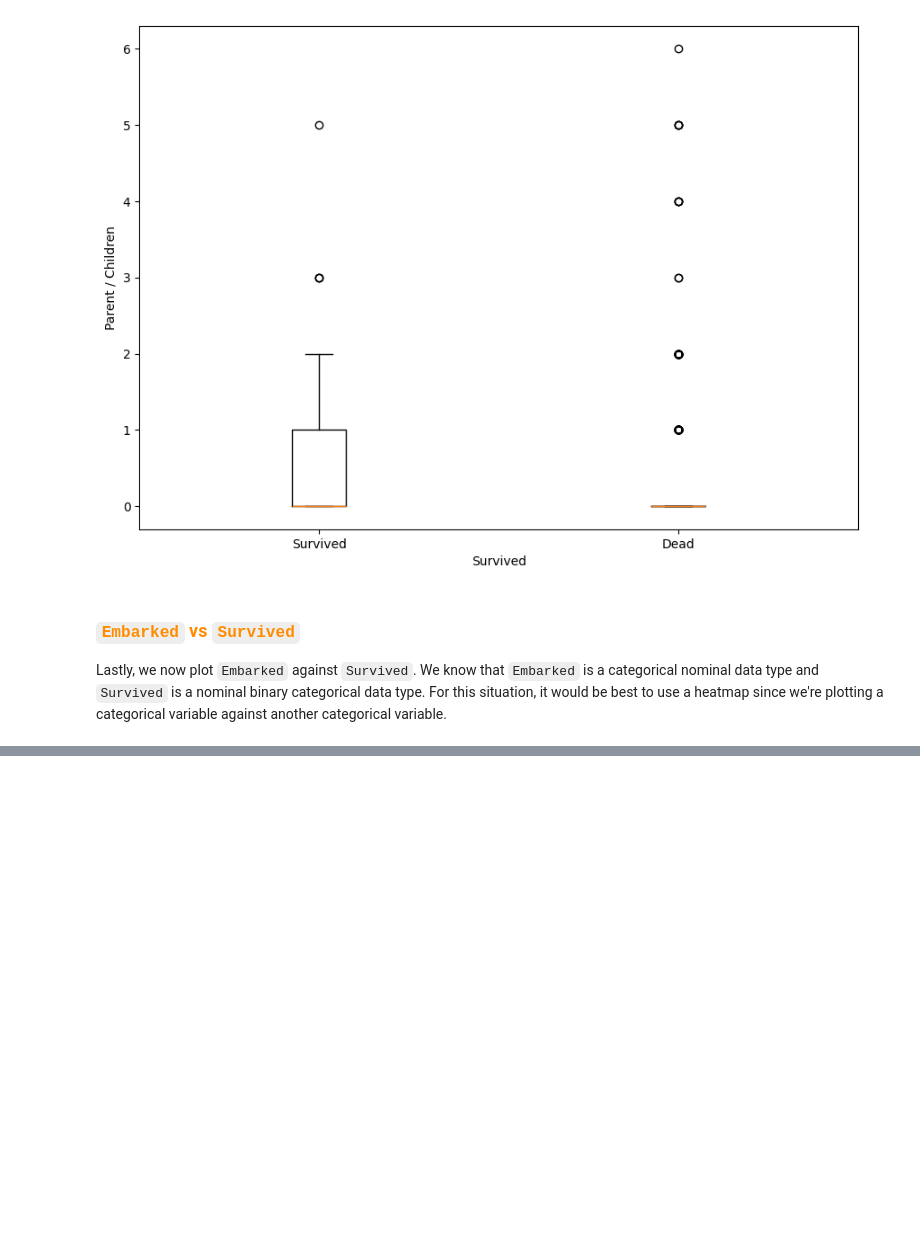
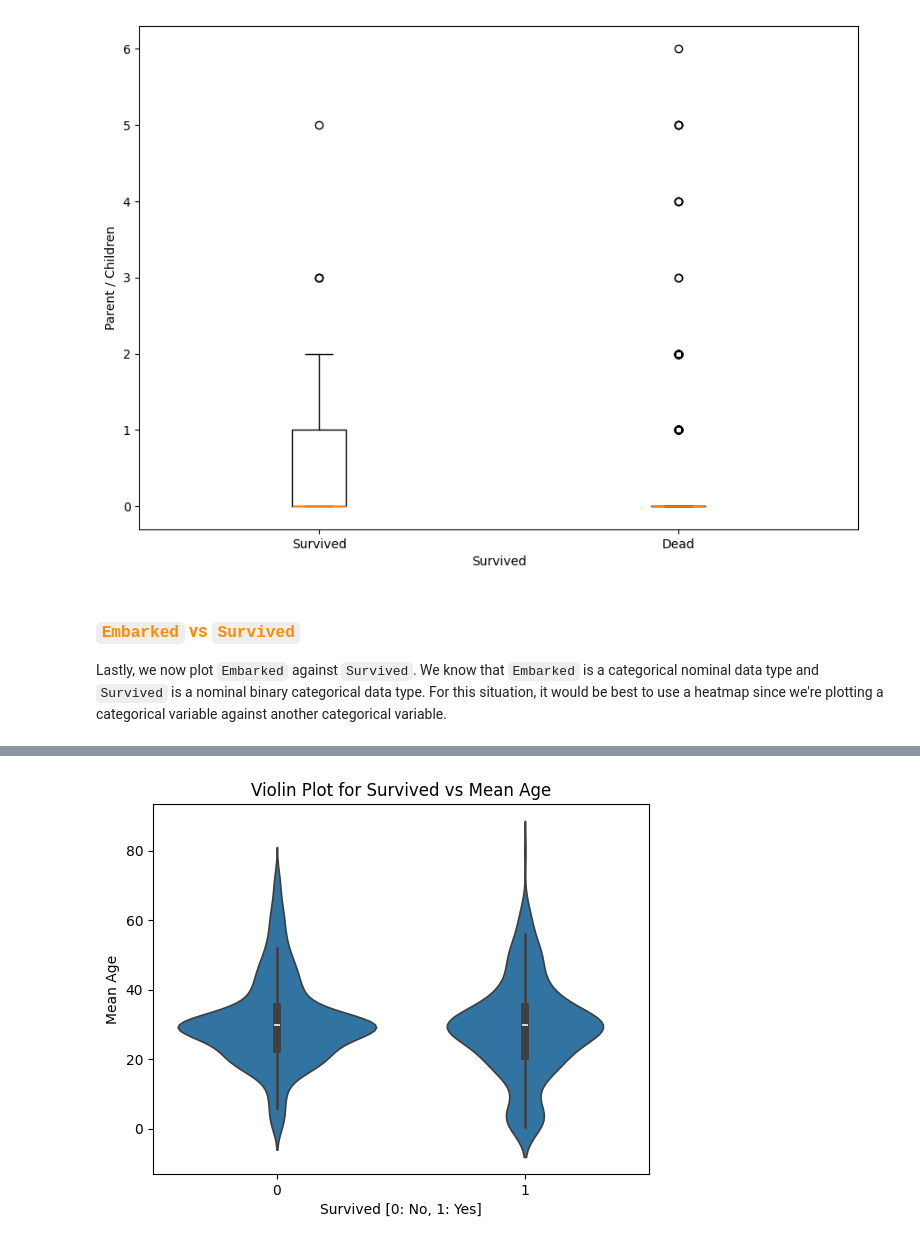
Before and after one commit to chowdhuryj-github/DataScienceDataAnalysis, a Jupyter notebook: wk_03/lab/Lab_3_JIC.ipynb, the cells around one changed output, grey strips where cells are left out. Saved outputs shown, nothing was run; the diff lists cells and outputs as text; code cells hidden in the pictures; blank space fills up the shorter version.

```diff
--- a/wk_03/lab/Lab_3_JIC.ipynb
+++ b/wk_03/lab/Lab_3_JIC.ipynb
@@ -379,0 +517,16 @@ Lastly, we now plot `Embarked` against `Survived`. We know that `Embarked` is a
+# %%
+# extracting the age and age_fill_mean features
+age_survived_mean = titanic_df[['Survived', 'Age_fill_mean']]
+
+# creating the violin plot
+sns.violinplot(x=age_survived_mean['Survived'], y=age_survived_mean['Age_fill_mean'])
+
+# adding the plot details
+plt.title("Violin Plot for Survived vs Mean Age")
+plt.xlabel("Survived [0: No, 1: Yes]")
+plt.ylabel("Mean Age")
+
+# displaying the plot
+plt.show()
+# %% [output]
+[figure, added]
```
Also changed, not shown: parts of 21 cells of this notebook, 5 other files.
